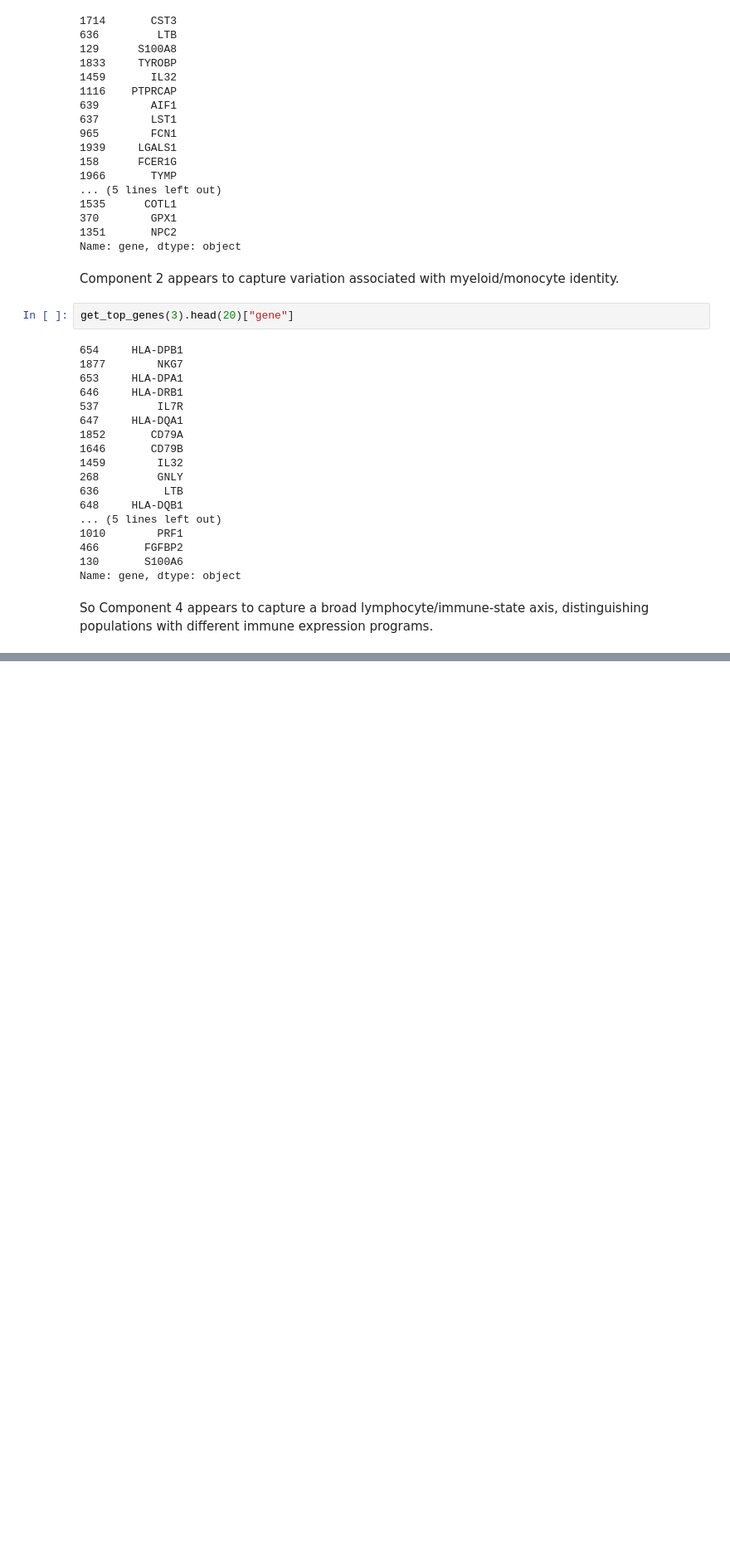
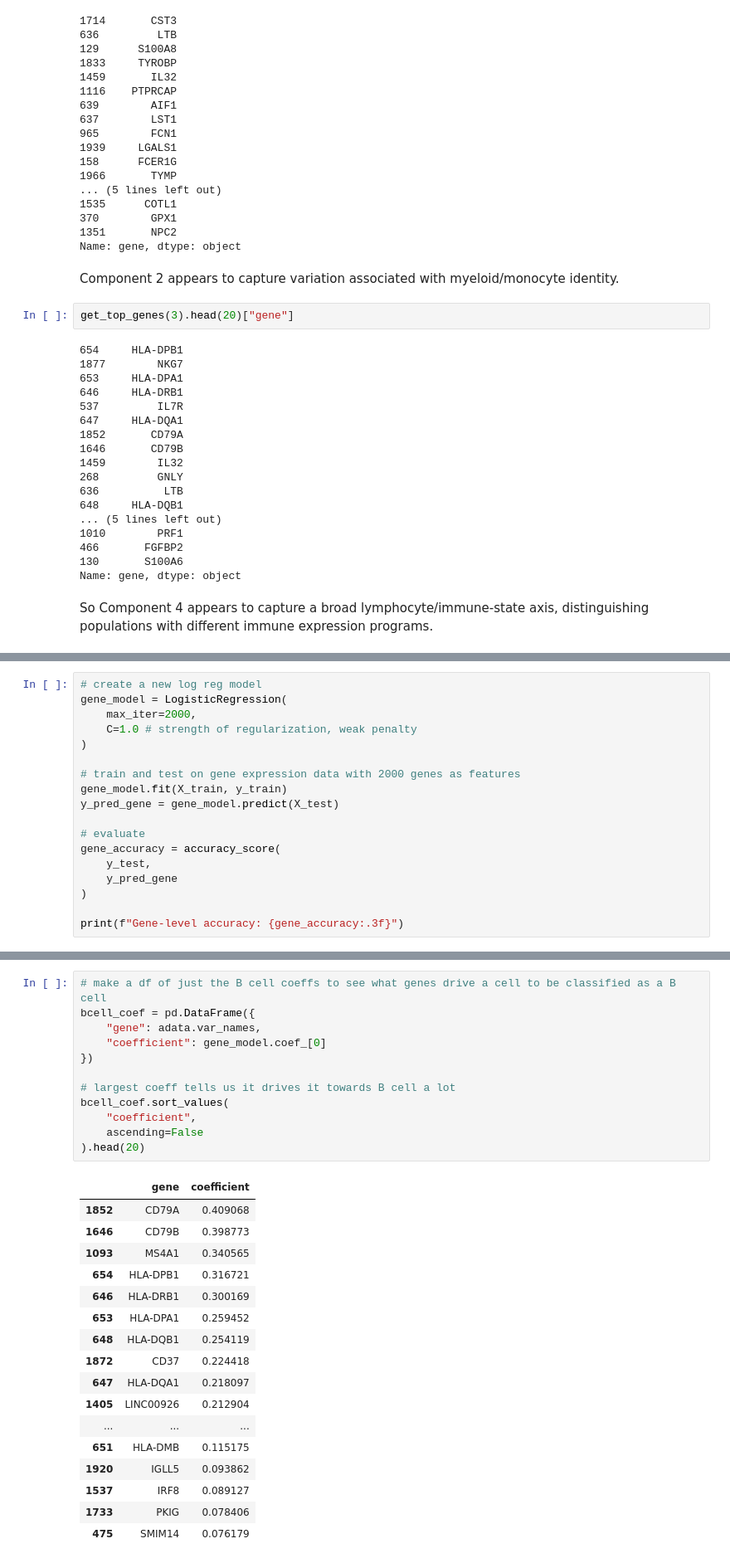
Before and after one commit to yukarachel/sc-RNA-seq-PBMC-3k, a Jupyter notebook: notebooks/03_cell_type_classification.ipynb, the cells around one changed output, grey strips where cells are left out. Shown at 83% size. Drawn from its saved outputs; the diff is of its cells as text; blank space fills up the shorter version.

```diff
--- a/notebooks/03_cell_type_classification.ipynb
+++ b/notebooks/03_cell_type_classification.ipynb
@@ -439,0 +557,18 @@ coef_df
+# %%
+# create a new log reg model
+gene_model = LogisticRegression(
+    max_iter=2000,
+    C=1.0 # strength of regularization, weak penalty
+)
+
+# train and test on gene expression data with 2000 genes as features
+gene_model.fit(X_train, y_train)
+y_pred_gene = gene_model.predict(X_test)
+
+# evaluate
+gene_accuracy = accuracy_score(
+    y_test,
+    y_pred_gene
+)
+
+print(f"Gene-level accuracy: {gene_accuracy:.3f}")
@@ -439,0 +601,30 @@ coef_df
+# %%
+# make a df of just the B cell coeffs to see what genes drive a cell to be classified as a B cell
+bcell_coef = pd.DataFrame({
+    "gene": adata.var_names,
+    "coefficient": gene_model.coef_[0]
+})
+
+# largest coeff tells us it drives it towards B cell a lot
+bcell_coef.sort_values(
+    "coefficient",
+    ascending=False
+).head(20)
+# %% [output]
+|  | gene | coefficient |
+| 1852 | CD79A | 0.409068 |
+| 1646 | CD79B | 0.398773 |
+| 1093 | MS4A1 | 0.340565 |
+| 654 | HLA-DPB1 | 0.316721 |
+| 646 | HLA-DRB1 | 0.300169 |
+| 653 | HLA-DPA1 | 0.259452 |
+| 648 | HLA-DQB1 | 0.254119 |
+| 1872 | CD37 | 0.224418 |
+| 647 | HLA-DQA1 | 0.218097 |
+| 1405 | LINC00926 | 0.212904 |
+| ... | ... | ... |
+| 651 | HLA-DMB | 0.115175 |
+| 1920 | IGLL5 | 0.093862 |
+| 1537 | IRF8 | 0.089127 |
+| 1733 | PKIG | 0.078406 |
+| 475 | SMIM14 | 0.076179 |
```
Also changed, not shown: parts of 26 cells of this notebook, 4 other files.
